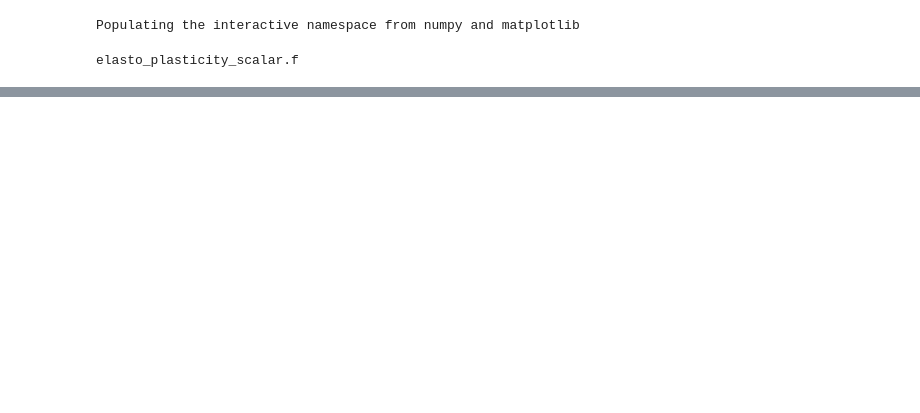
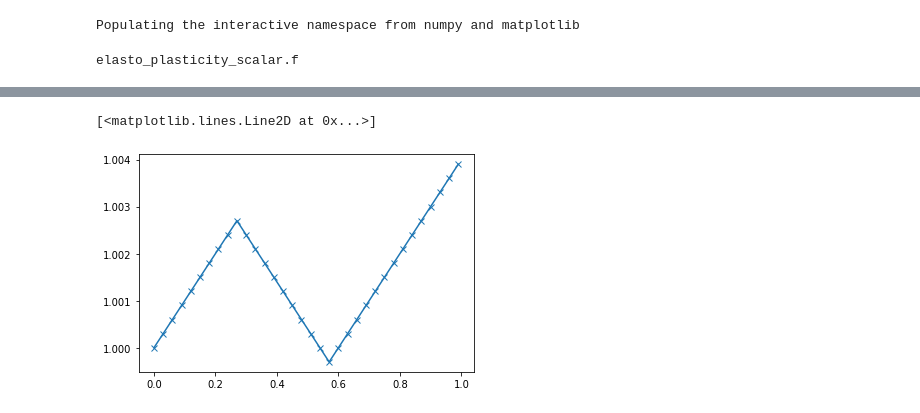
Before and after one commit to youngung/computational_plasticity_fortran, a Jupyter notebook: elasto_plastic_scalar/elasto_plasticity_scalar.ipynb, the cells around one changed output, grey strips where cells are left out. Drawn from its saved outputs; the diff is of its cells as text; code cells hidden in the pictures; blank space fills up the shorter version.

```diff
--- a/elasto_plastic_scalar/elasto_plasticity_scalar.ipynb
+++ b/elasto_plastic_scalar/elasto_plasticity_scalar.ipynb
@@ -38,0 +39,5 @@ plot(dat[2],dat[3],'-x')
+# %%
+plot(dat[0],dat[1],'-x')
+# %% [output]
+[<matplotlib.lines.Line2D at 0x...>]
+[figure, added]
```
Also changed, not shown: parts of 3 cells of this notebook, 1 other file.
